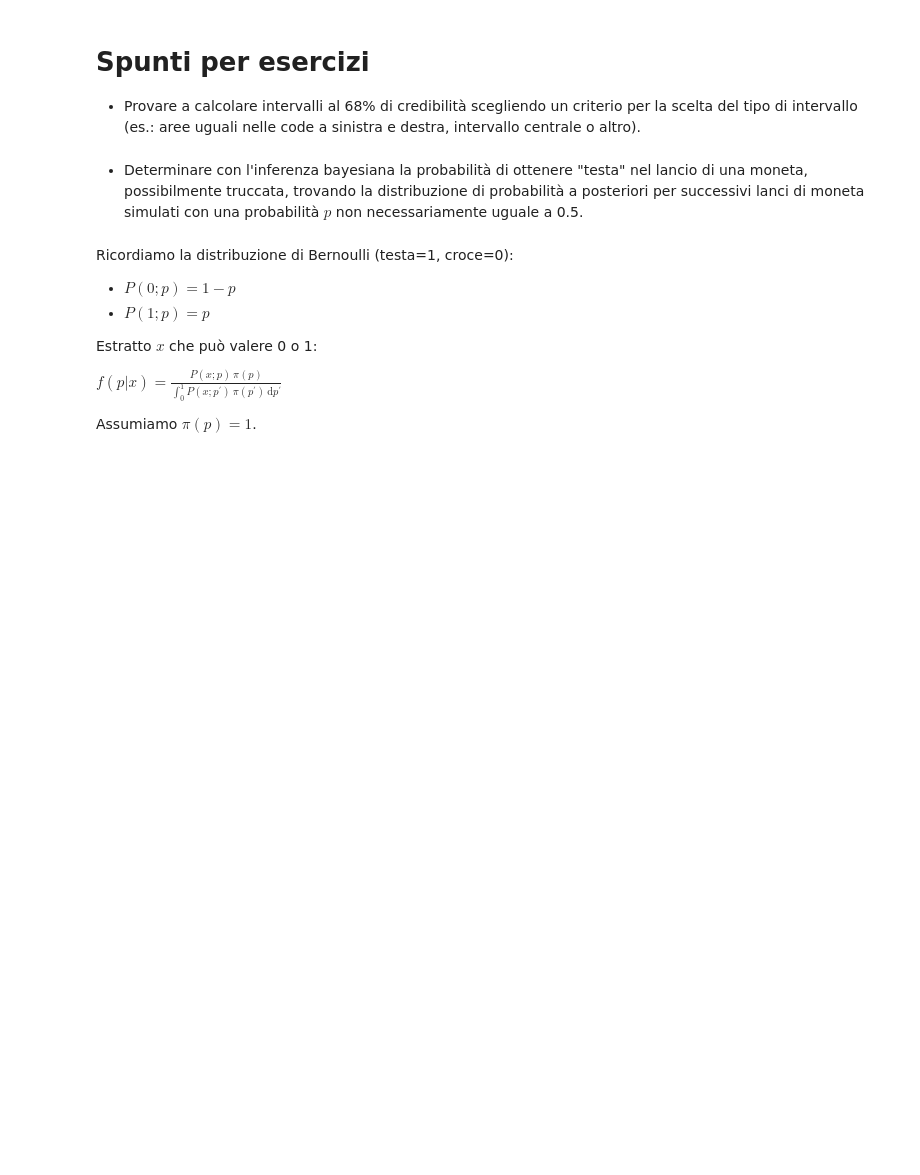
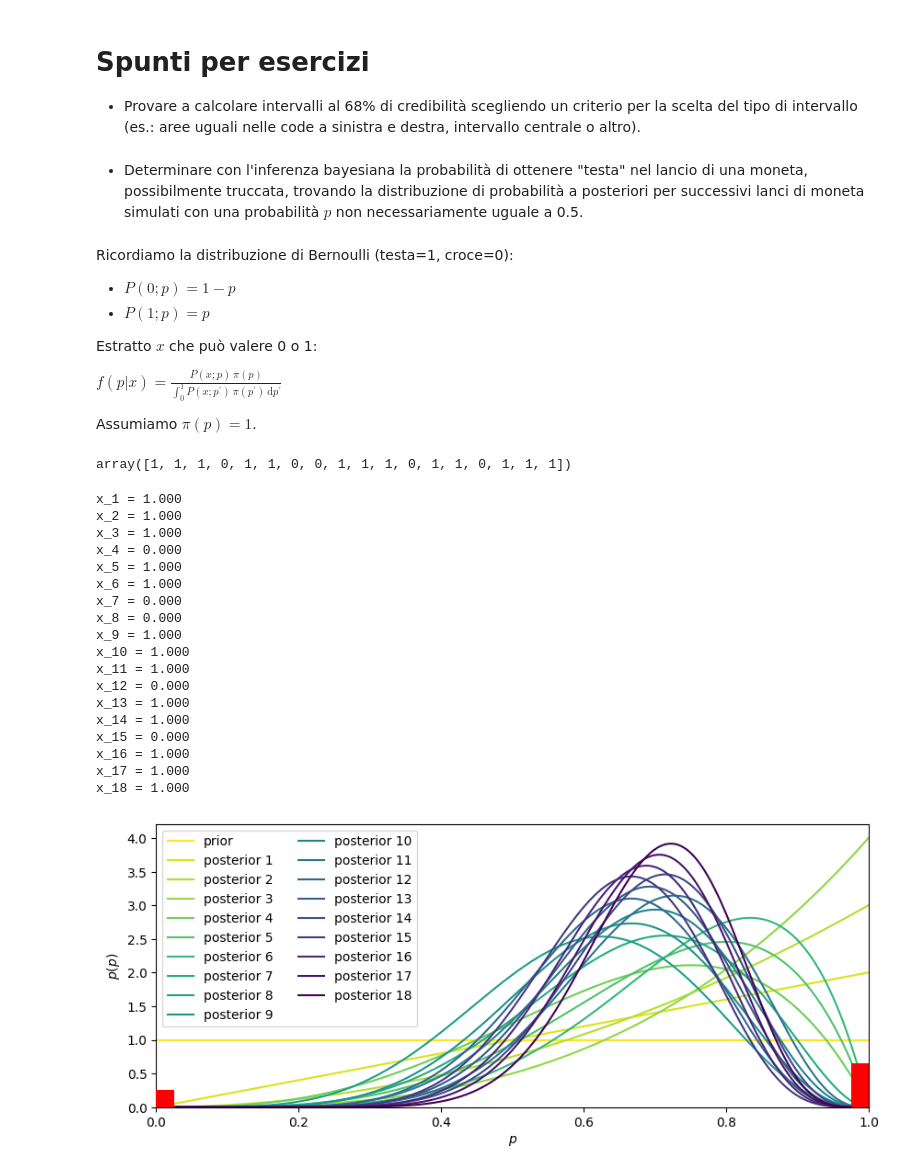
Before and after one commit to lucalista/analisi-dati-2024, a Jupyter notebook: 12.01.00__Misure_ripetute_e_inferenza_bayesiana.ipynb, the cells around one changed output. Saved outputs shown, nothing was run; the diff lists cells and outputs as text; code cells hidden in the pictures; blank space fills up the shorter version.

```diff
--- a/12.01.00__Misure_ripetute_e_inferenza_bayesiana.ipynb
+++ b/12.01.00__Misure_ripetute_e_inferenza_bayesiana.ipynb
@@ -459,0 +462,57 @@ Assumiamo $\pi(p)=1$.
+# %%
+p0 = 0.8
+x_obs = bernoulli.rvs(p0, size=18)
+# %%
+x_obs
+# %% [output]
+array([1, 1, 1, 0, 1, 1, 0, 0, 1, 1, 1, 0, 1, 1, 0, 1, 1, 1])
+# %%
+def prior(p):
+    return 1
+p1, p2, n_p = 0, 1, 1001
+p_step = (p2 - p1)/n_p
+p_range=np.linspace(p1, p2, n_p)
+colormap = plt.get_cmap('viridis')
+colors = np.linspace(1, 0, len(x_obs) + 1)
+posterior = np.vectorize(prior)(p_range)
+posterior = posterior/(posterior.sum()*p_step)
+# %%
+plt.figure(figsize=(10, 4))
+plt.plot(p_range, posterior, label='prior', color=colormap(0.999))
+plt.xlabel(r'$p$')
+plt.ylabel(r'$p(p)$')
+i = 1
+one_minus_p_range = 1 - p_range
+for x_i, c in zip(x_obs, colors[1:]):
+#    posterior *= bernoulli.pmf(x_i, p_range)
+#    posterior *= (p_range if x_i==1 else one_minus_p_range)
+    if x_i == 1: posterior *= p_range
+    else: posterior *= one_minus_p_range
+    posterior = posterior/((posterior[:-1]).sum()*p_step)
+    print('x_{:d} = {:.3f}'.format(i, x_i))
+    plt.plot(p_range, posterior, label='posterior {:d}'.format(i), color=colormap(c))
+    i += 1
+plt.hist(x_obs, bins=40, density=False, weights=[0.05]*len(x_obs[:i]), color='r', zorder=100)
+plt.xlim(0,1)
+plt.legend(ncol=2)
+plt.show()
+# %% [output]
+x_1 = 1.000
+x_2 = 1.000
+x_3 = 1.000
+x_4 = 0.000
+x_5 = 1.000
+x_6 = 1.000
+x_7 = 0.000
+x_8 = 0.000
+x_9 = 1.000
+x_10 = 1.000
+x_11 = 1.000
+x_12 = 0.000
+x_13 = 1.000
+x_14 = 1.000
+x_15 = 0.000
+x_16 = 1.000
+x_17 = 1.000
+x_18 = 1.000
+[figure, added]
```
Also changed, not shown: parts of 2 cells of this notebook.
